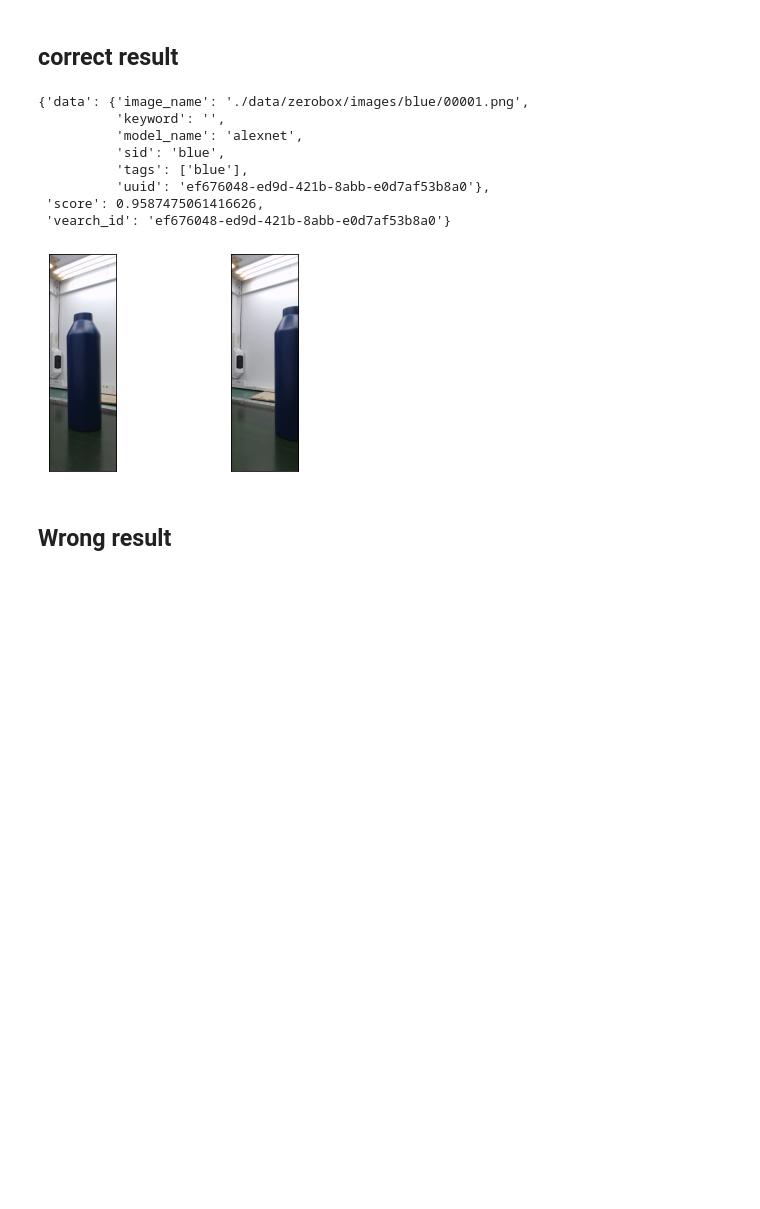
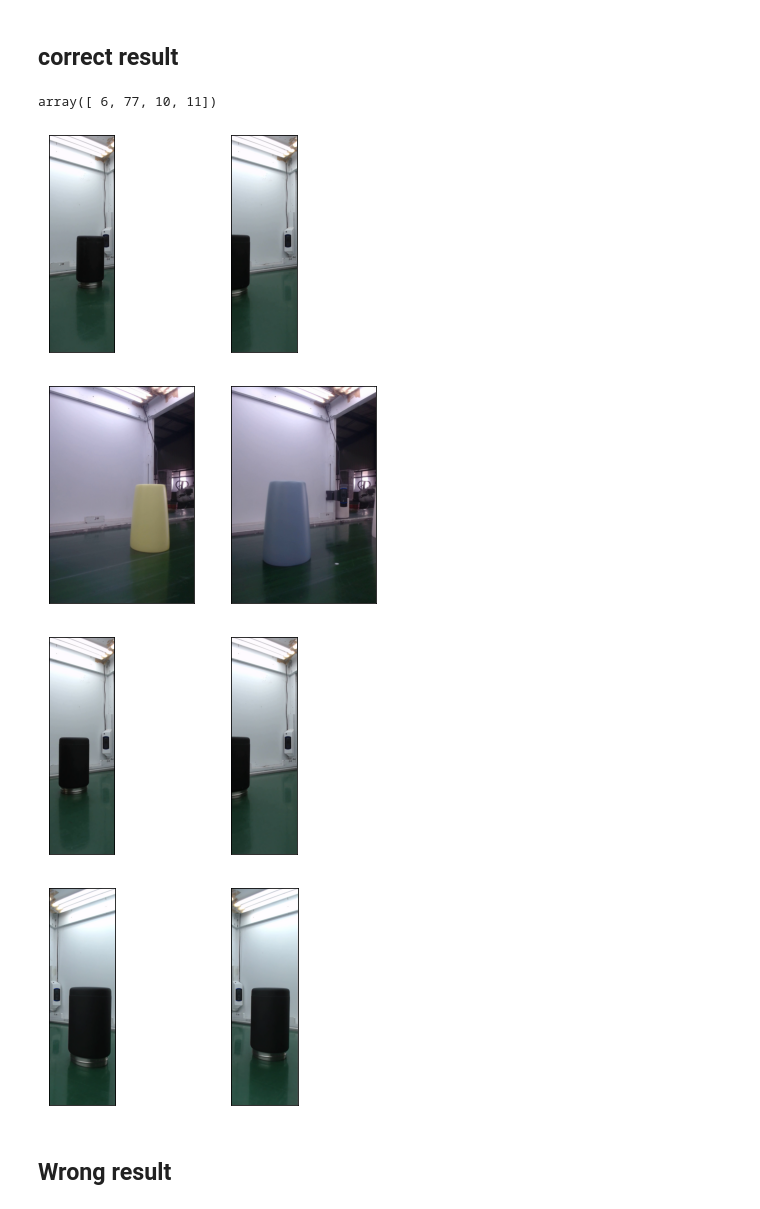
Before and after one commit to MM2021-811/ImageIdentification, a Jupyter notebook: report_demo.ipynb, the cells around one changed output. Cells and saved outputs as stored; diff of their text form; code cells hidden in the pictures; blank space fills up the shorter version.

```diff
--- a/report_demo.ipynb
+++ b/report_demo.ipynb
@@ -201,32 +222,39 @@ Wrong results:
 # %%
 from util.vearchutil import VearchUtil
 from util.testutil import TestUtil
 import cv2
+import json
 
-util = VearchUtil(model_name="alexnet")
-image_name="./data/zerobox/images/blue/00007.png"
-item = util.search_by_image(image=image_name)
-pprint(item)
+data_path = "./data/zerobox"
+data = json.load(open(f"{data_path}/meta_test.json"))
+data = np.array(data)
+# print(len(data))
 
-image = cv2.imread(image_name)
-image = cv2.cvtColor(image, cv2.COLOR_BGR2RGB)
-image2 = cv2.imread(item["data"]["image_name"])
-image2 = cv2.cvtColor(image2, cv2.COLOR_BGR2RGB)
+subset = np.random.randint(0,len(data),4)
+pprint(subset)
 
-TestUtil.plot_images([image,image2])
+for d in data[subset]:
+    util = VearchUtil(model_name="alexnet")
+    # image_name="./data/zerobox/images/blue/00007.png"
+    image_name = f'{data_path}/images/{d["class"]}/{d["file_name"]}'
+    item = util.search_by_image(image=image_name)
+
+
+    image = cv2.imread(image_name)
+    image = cv2.cvtColor(image, cv2.COLOR_BGR2RGB)
+    image2 = cv2.imread(item["data"]["image_name"])
+    image2 = cv2.cvtColor(image2, cv2.COLOR_BGR2RGB)
+
+    TestUtil.plot_images([image,image2])
 
 # to view all images
 # https://drive.google.com/drive/folders/1-qIJfJl9Xhw0eMKnIIAlLGbsB2zfz8Gc
 # %% [output]
-{'data': {'image_name': './data/zerobox/images/blue/00001.png',
-          'keyword': '',
-          'model_name': 'alexnet',
-          'sid': 'blue',
-          'tags': ['blue'],
-          'uuid': 'ef676048-ed9d-421b-8abb-e0d7af53b8a0'},
- 'score': 0.9587475061416626,
- 'vearch_id': 'ef676048-ed9d-421b-8abb-e0d7af53b8a0'}
+array([ 6, 77, 10, 11])
-[figure, old version]
+[figure, new version]
+[figure, added]
+[figure, added]
+[figure, added]
 # %% [markdown]
 ## Wrong result
 # %%
```
Also changed, not shown: parts of 3 cells of this notebook.
